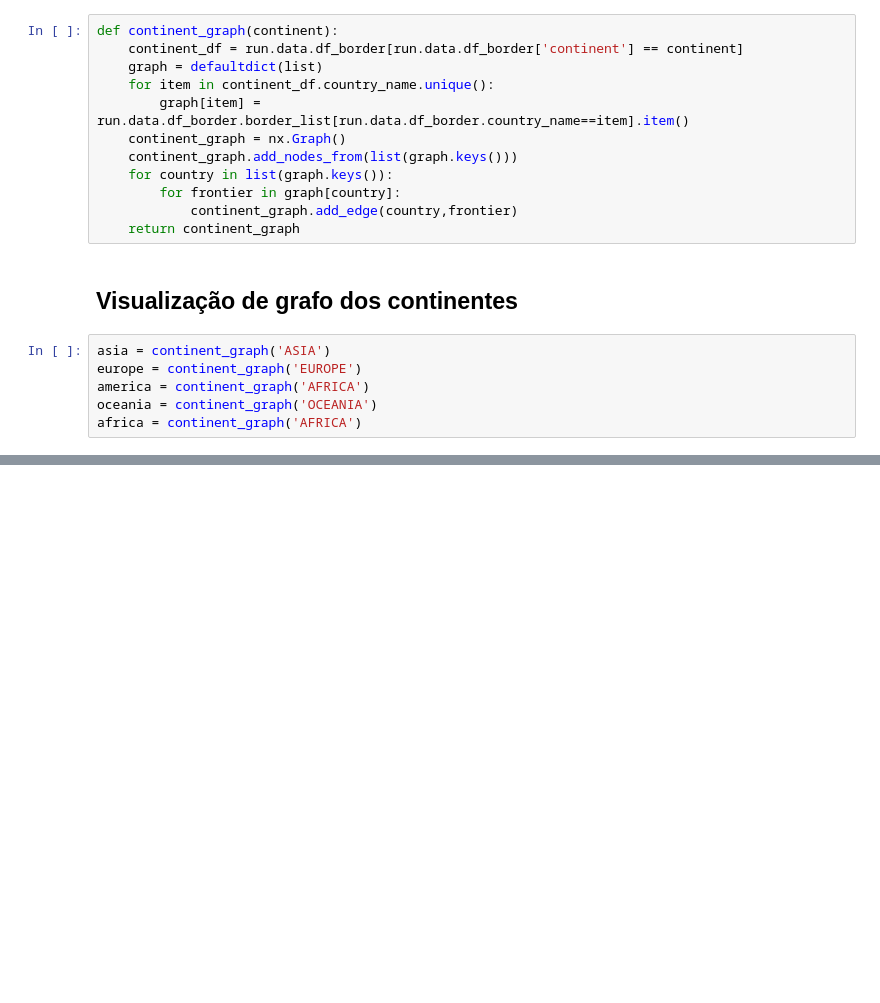
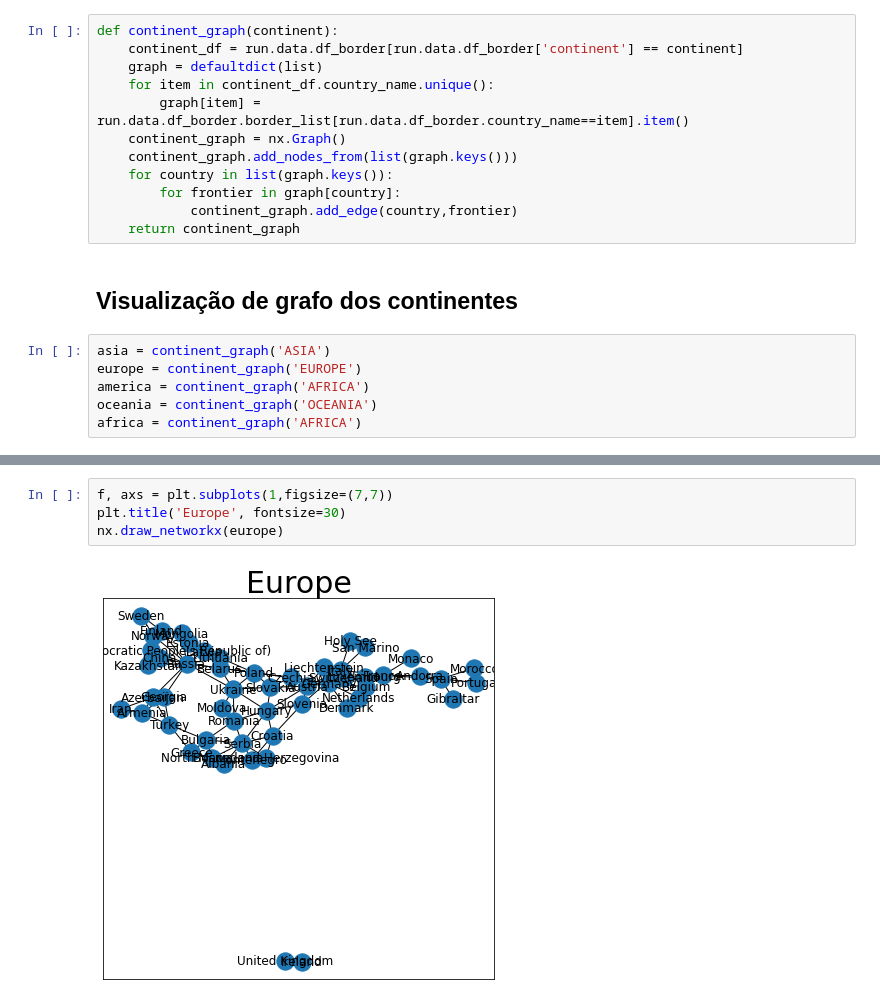
Before and after one commit to projeto-de-algoritmos/Grafos1_Cities, a Jupyter notebook: app.ipynb, the cells around one changed output, grey strips where cells are left out. Drawn from its saved outputs; the diff is of its cells as text; blank space fills up the shorter version.

```diff
--- a/app.ipynb
+++ b/app.ipynb
@@ -225,0 +216,6 @@ nx.draw_networkx(africa)
+# %%
+f, axs = plt.subplots(1,figsize=(7,7))
+plt.title('Europe', fontsize=30)
+nx.draw_networkx(europe)
+# %% [output]
+[figure, added]
```
Also changed, not shown: parts of 12 cells of this notebook.
